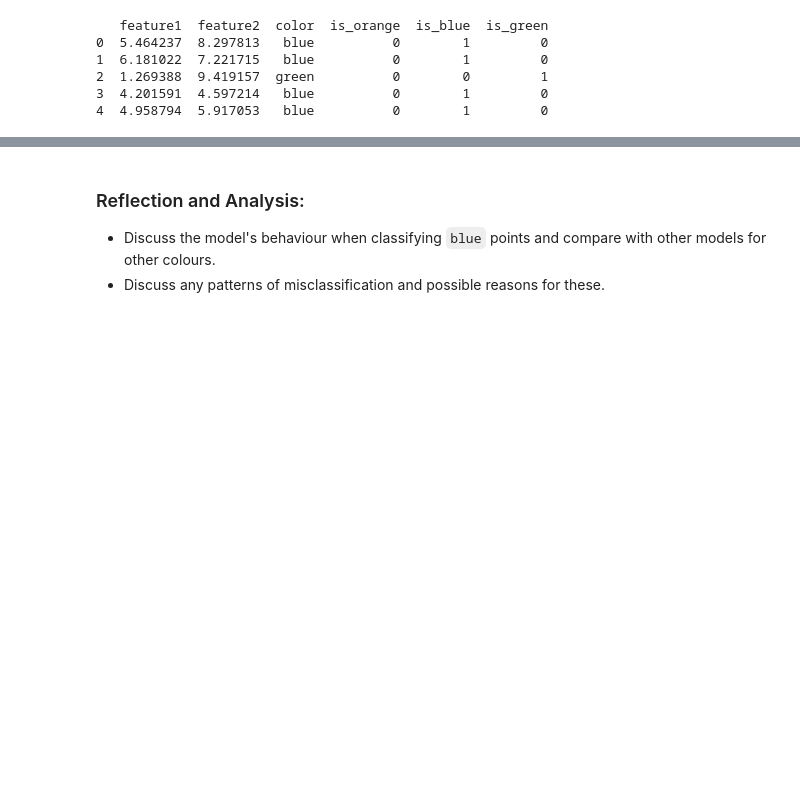
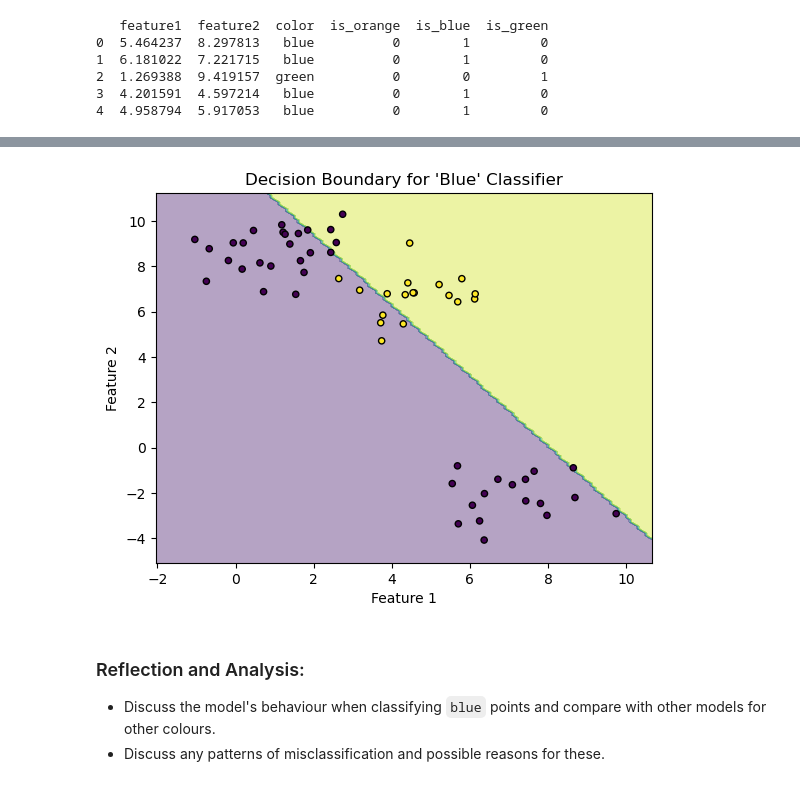
Before and after one commit to soumya-khanna/446-A2, a Jupyter notebook: assg2_template.ipynb, the cells around one changed output, grey strips where cells are left out. Saved outputs shown, nothing was run; the diff lists cells and outputs as text; code cells hidden in the pictures; blank space fills up the shorter version.

```diff
--- a/assg2_template.ipynb
+++ b/assg2_template.ipynb
@@ -374,5 +412,9 @@ plot_decision_boundary(X_test_orange.values, y_test_orange.values,
 # %%
 # Plotting decision boundaries for 'blue' classifier
+plot_decision_boundary(X_test_blue.values, y_test_blue.values,
+                       blue_classifier, "Decision Boundary for 'Blue' Classifier")
+# %% [output]
+[figure, added]
 # %% [markdown]
 ### Reflection and Analysis:
 - Discuss the model's behaviour when classifying `blue` points and compare with other models for other colours.
```
Also changed, not shown: parts of 5 cells of this notebook.
